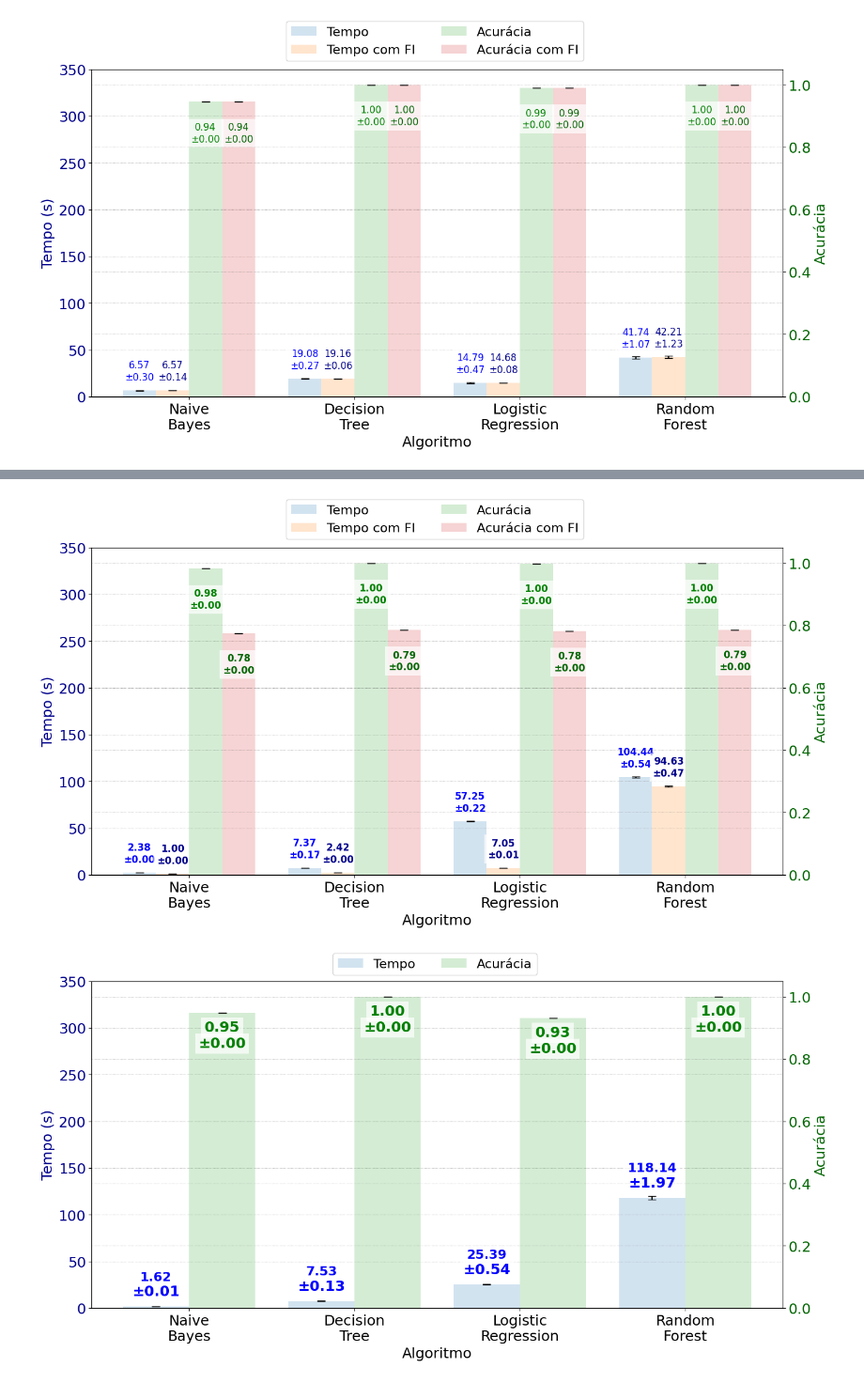
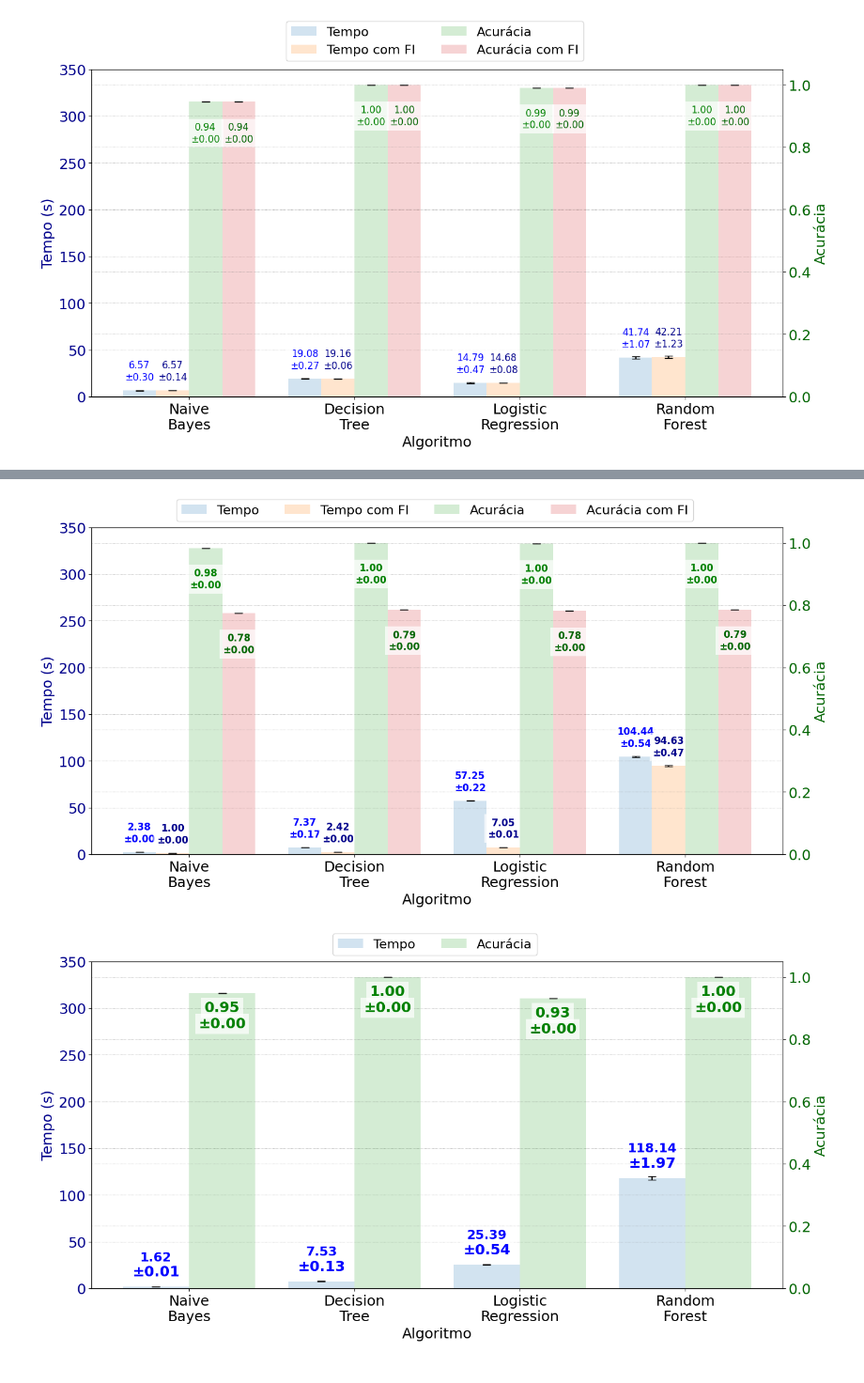
Before and after one commit to digenaldo/8am, a Jupyter notebook: grafico_sbseg_final.ipynb, the cells around one changed output, grey strips where cells are left out. Shown at 94% size. Cells and saved outputs as stored; diff of their text form; code cells hidden in the pictures.

```diff
--- a/grafico_sbseg_final.ipynb
+++ b/grafico_sbseg_final.ipynb
@@ -3893,35 +3896,38 @@ for i in range(len(media_acuracia_ml)):
                     xytext=(0, 10),
                     textcoords='offset points',
                     ha='center', va='bottom',
                     fontsize=12, color='darkblue', fontweight='bold',
                     bbox=dict(facecolor='white', alpha=0.7, edgecolor='none'))
 
 # Configurar os eixos e legendas para o ambiente ML
 ax1_ml.set_xlabel('Algoritmo', fontsize=18)
 ax1_ml.set_ylabel('Tempo (s)', fontsize=18, color='darkblue')
 ax2_ml.set_ylabel('Acurácia', fontsize=18, color='darkgreen')
 ax1_ml.set_xticks(indices)
 ax1_ml.set_xticklabels(data_combined_ml['Algoritmo'], rotation=0, ha='center', fontsize=14)  # Centralizando os rótulos
 ax1_ml.tick_params(axis='y', labelcolor='darkblue', labelsize=18)
 ax2_ml.tick_params(axis='y', labelcolor='darkgreen', labelsize=18)
 ax1_ml.tick_params(axis='x', labelsize=18)
 
 # Ajustar o limite do eixo y para o ambiente ML
 ax1_ml.set_ylim(0, 350)
 
 # Adicionar a legenda para o ambiente ML
-fig_ml.legend(loc='upper center', fontsize=16, bbox_to_anchor=(0.5, 1.1), ncol=2)
+# fig_ml.legend(loc='upper center', fontsize=16, bbox_to_anchor=(0.5, 1.1), ncol=2)
+
+# Adicionar a legenda para o ambiente ML com todas as legendas na mesma linha e menor espaçamento
+fig_ml.legend(loc='upper center', fontsize=16, bbox_to_anchor=(0.5, 1.05), ncol=4)
 
 # Adicionar o grid para o ambiente ML
 ax1_ml.grid(True, axis='y', linestyle=':', linewidth=0.5, color='gray')
 ax2_ml.grid(True, axis='y', linestyle=':', linewidth=0.5, color='gray')
 
 # Ajustar a aparência geral dos gráficos para o ambiente ML
 plt.tight_layout()
 plt.savefig("grafico_tempo_acuracia_por_algoritmo_apg_maquina_fisica_com_fi_ml.png", bbox_inches='tight')
 plt.show()
 # %% [output]
-[figure, old version]
+[figure, new version]
 # %%
 import seaborn as sns
 import matplotlib.pyplot as plt
```
Also changed, not shown: parts of 1 cell of this notebook.
